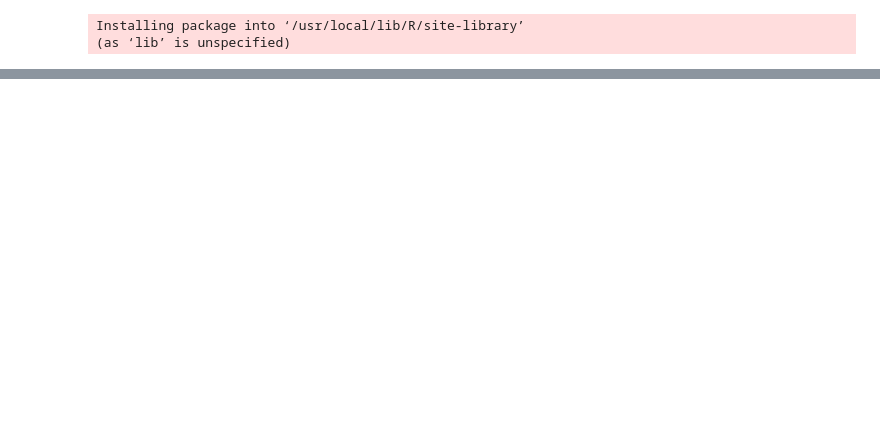
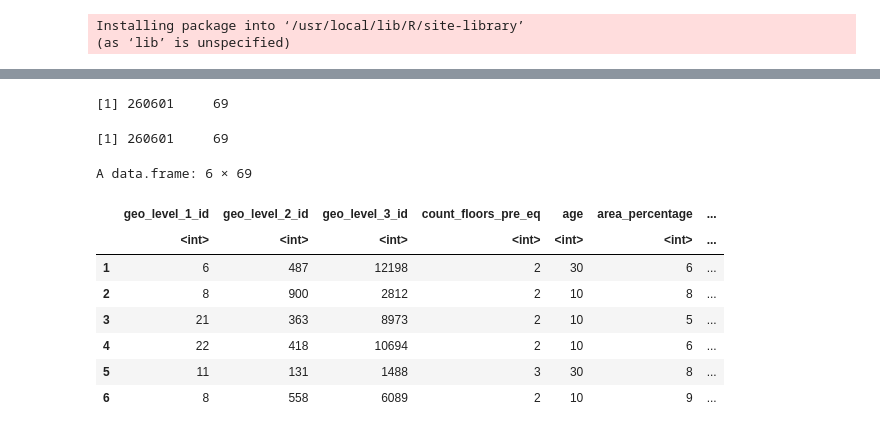
Before and after one commit to cedric-bit/MLP, a Jupyter notebook: LEDKDC.ipynb, the cells around one changed output, grey strips where cells are left out. Cells and saved outputs as stored; diff of their text form; code cells hidden in the pictures; blank space fills up the shorter version.

```diff
--- a/LEDKDC.ipynb
+++ b/LEDKDC.ipynb
@@ -243,0 +336,37 @@ summary(test.features)
+# %%
+# function to encoding
+onehot_encoding <- function(df) {
+  for (colname in colnames(df)) {
+    if (class(df[[colname]]) == "factor") {
+      #cat("Encodage one-hot pour la colonne", colname, "\n")
+      dummy_cols <- model.matrix(~ df[[colname]] - 1) #
+      colnames(dummy_cols) <- paste(colname, levels(df[[colname]]), sep="_")
+      df <- cbind(df, dummy_cols) # Add the binary coluim dataframe
+      df[[colname]] <- NULL # delete the last categ
+    }
+  }
+  return(df)
+}
+# %%
+encoded_train_data <- onehot_encoding(train_data)
+encoded_test_features <- onehot_encoding(train_data)
+
+dim(encoded_train_data)
+dim(encoded_train_data)
+N<-nrow(encoded_train_data)
+n<-ncol(encoded_train_data)
+# %% [output]
+[1] 260601     69
+[1] 260601     69
+# %%
+head(encoded_train_data)
+# %% [output]
+A data.frame: 6 × 69
+|  | geo_level_1_id | geo_level_2_id | geo_level_3_id | count_floors_pre_eq | age | area_percentage | ... |
+|  | <int> | <int> | <int> | <int> | <int> | <int> | ... |
+| 1 | 6 | 487 | 12198 | 2 | 30 | 6 | ... |
+| 2 | 8 | 900 | 2812 | 2 | 10 | 8 | ... |
+| 3 | 21 | 363 | 8973 | 2 | 10 | 5 | ... |
+| 4 | 22 | 418 | 10694 | 2 | 10 | 6 | ... |
+| 5 | 11 | 131 | 1488 | 3 | 30 | 8 | ... |
+| 6 | 8 | 558 | 6089 | 2 | 10 | 9 | ... |
```
Also changed, not shown: parts of 47 cells of this notebook.
